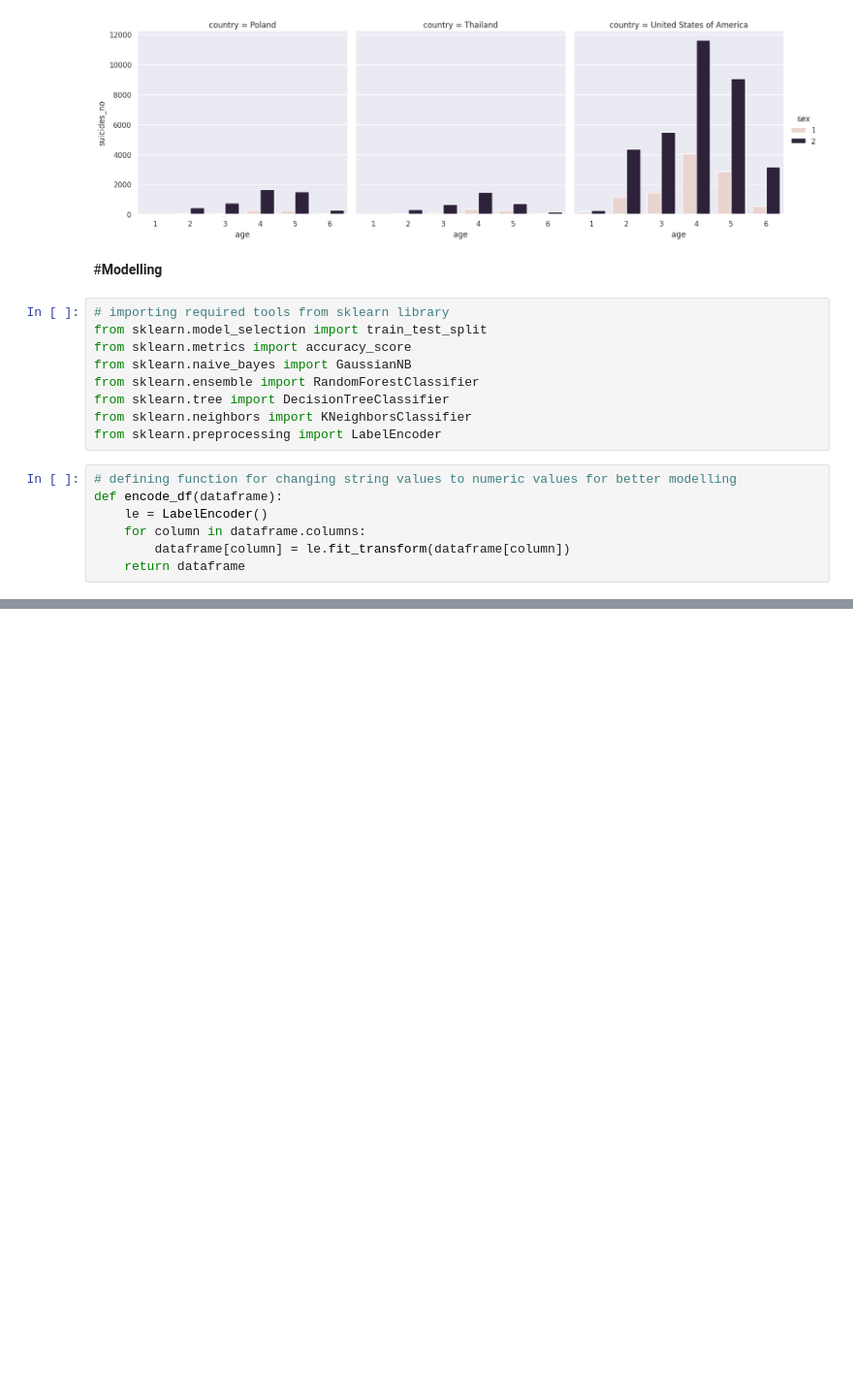
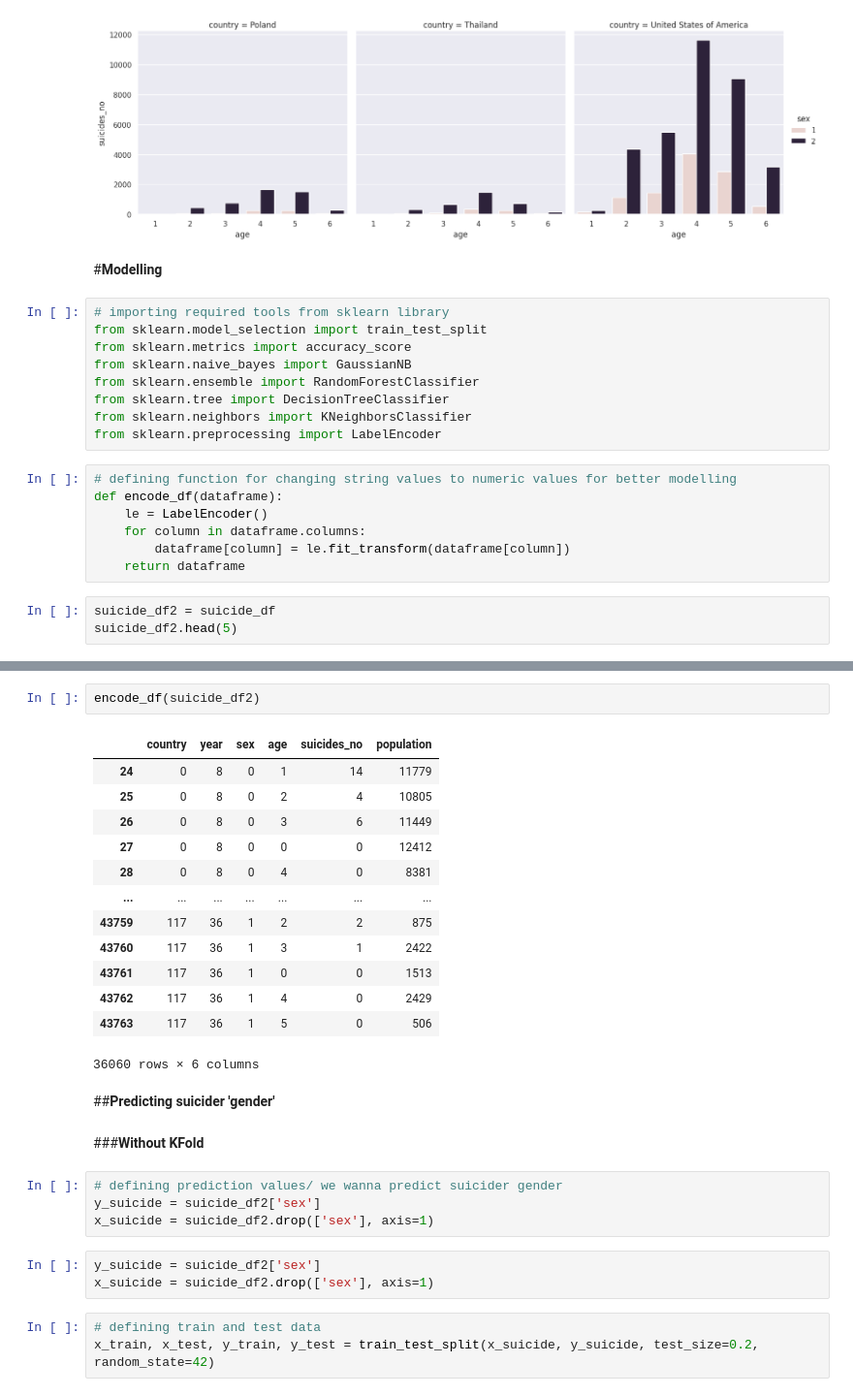
Before and after one commit to hegame1998/Suicide-Statistic, a Jupyter notebook: WHO_Suicide_Statistics.ipynb, the cells around one changed output, grey strips where cells are left out. Shown at 97% size. Drawn from its saved outputs; the diff is of its cells as text; blank space fills up the shorter version.

```diff
--- a/WHO_Suicide_Statistics.ipynb
+++ b/WHO_Suicide_Statistics.ipynb
@@ -588,3 +588,6 @@ def encode_df(dataframe):
     for column in dataframe.columns:
         dataframe[column] = le.fit_transform(dataframe[column])
     return dataframe
+# %%
+suicide_df2 = suicide_df
+suicide_df2.head(5)
@@ -590,0 +601,30 @@ def encode_df(dataframe):
+# %%
+encode_df(suicide_df2)
+# %% [output]
+|  | country | year | sex | age | suicides_no | population |
+| 24 | 0 | 8 | 0 | 1 | 14 | 11779 |
+| 25 | 0 | 8 | 0 | 2 | 4 | 10805 |
+| 26 | 0 | 8 | 0 | 3 | 6 | 11449 |
+| 27 | 0 | 8 | 0 | 0 | 0 | 12412 |
+| 28 | 0 | 8 | 0 | 4 | 0 | 8381 |
+| ... | ... | ... | ... | ... | ... | ... |
+| 43759 | 117 | 36 | 1 | 2 | 2 | 875 |
+| 43760 | 117 | 36 | 1 | 3 | 1 | 2422 |
+| 43761 | 117 | 36 | 1 | 0 | 0 | 1513 |
+| 43762 | 117 | 36 | 1 | 4 | 0 | 2429 |
+| 43763 | 117 | 36 | 1 | 5 | 0 | 506 |
+36060 rows × 6 columns
+# %% [markdown]
+##**Predicting suicider 'gender'**
+# %% [markdown]
+###**Without KFold**
+# %%
+# defining prediction values/ we wanna predict suicider gender
+y_suicide = suicide_df2['sex']
+x_suicide = suicide_df2.drop(['sex'], axis=1)
+# %%
+y_suicide = suicide_df2['sex']
+x_suicide = suicide_df2.drop(['sex'], axis=1)
+# %%
+# defining train and test data
+x_train, x_test, y_train, y_test = train_test_split(x_suicide, y_suicide, test_size=0.2, random_state=42)
```
Also changed, not shown: parts of 18 cells of this notebook.
